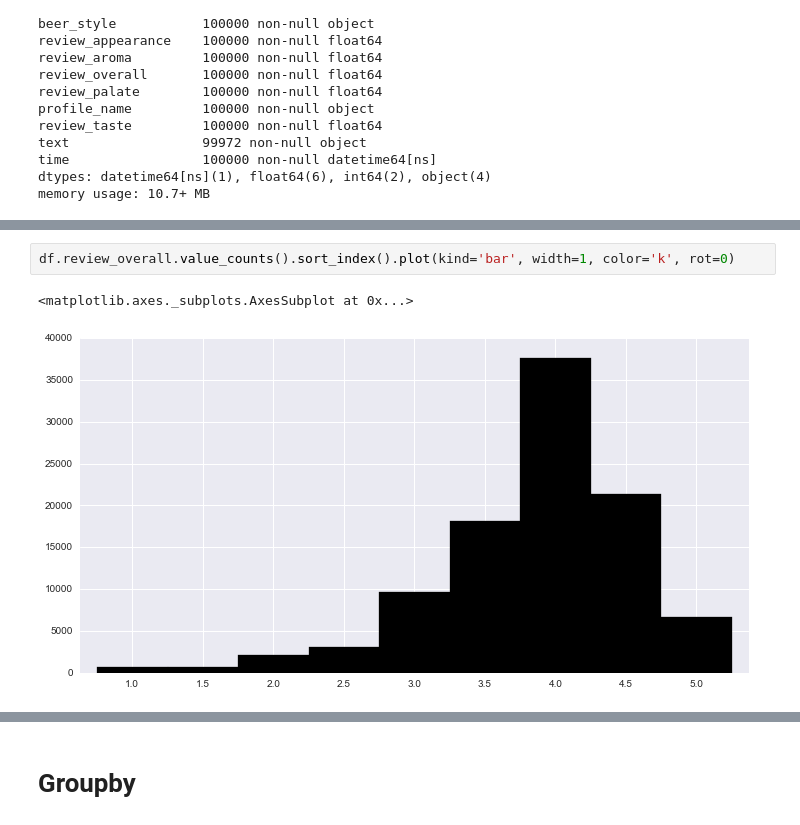
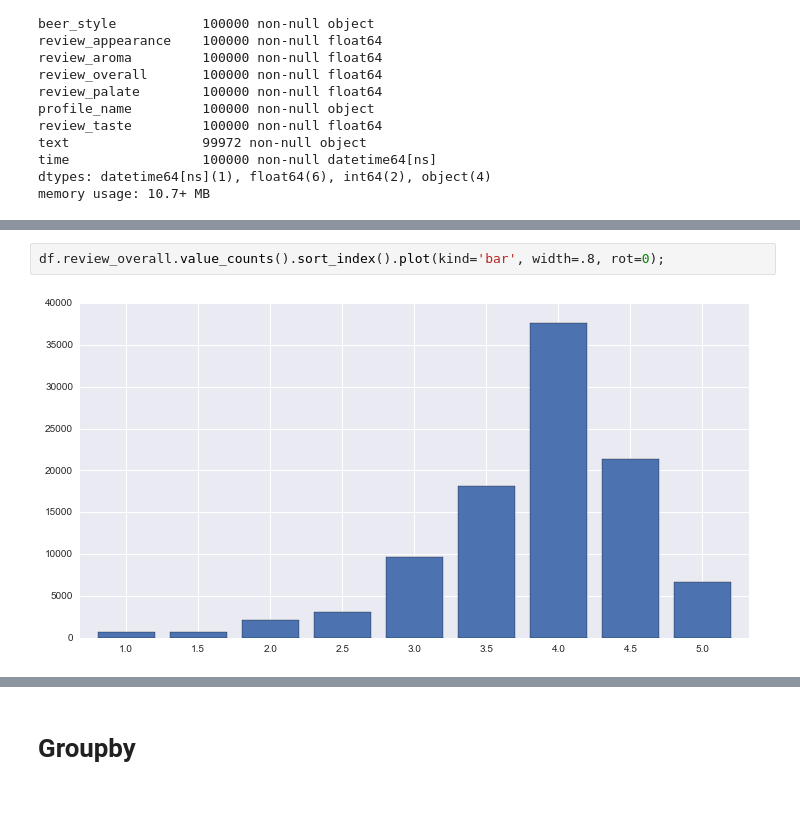
Before and after one commit to TomAugspurger/PyDataSeattle, a Jupyter notebook: notebooks/4. Groupby.ipynb, the cells around one changed output, grey strips where cells are left out. Cells and saved outputs as stored; diff of their text form.

```diff
--- a/notebooks/4. Groupby.ipynb
+++ b/notebooks/4. Groupby.ipynb
@@ -75,8 +70,7 @@ df.profile_name.value_counts().plot(kind='hist', bins=15, color='k', log=True)
 # %%
-df.review_overall.value_counts().sort_index().plot(kind='bar', width=1, color='k', rot=0)
+df.review_overall.value_counts().sort_index().plot(kind='bar', width=.8, rot=0);
 # %% [output]
-<matplotlib.axes._subplots.AxesSubplot at 0x...>
-[figure, old version]
+[figure, new version]
 # %%
 fig, ax = plt.subplots(figsize=(5, 10))
 sns.countplot(hue='level_1', y=0, data=df[review_cols].stack().reset_index(level=1), ax=ax,
```
Also changed, not shown: parts of 130 cells of this notebook, 4 other files.
